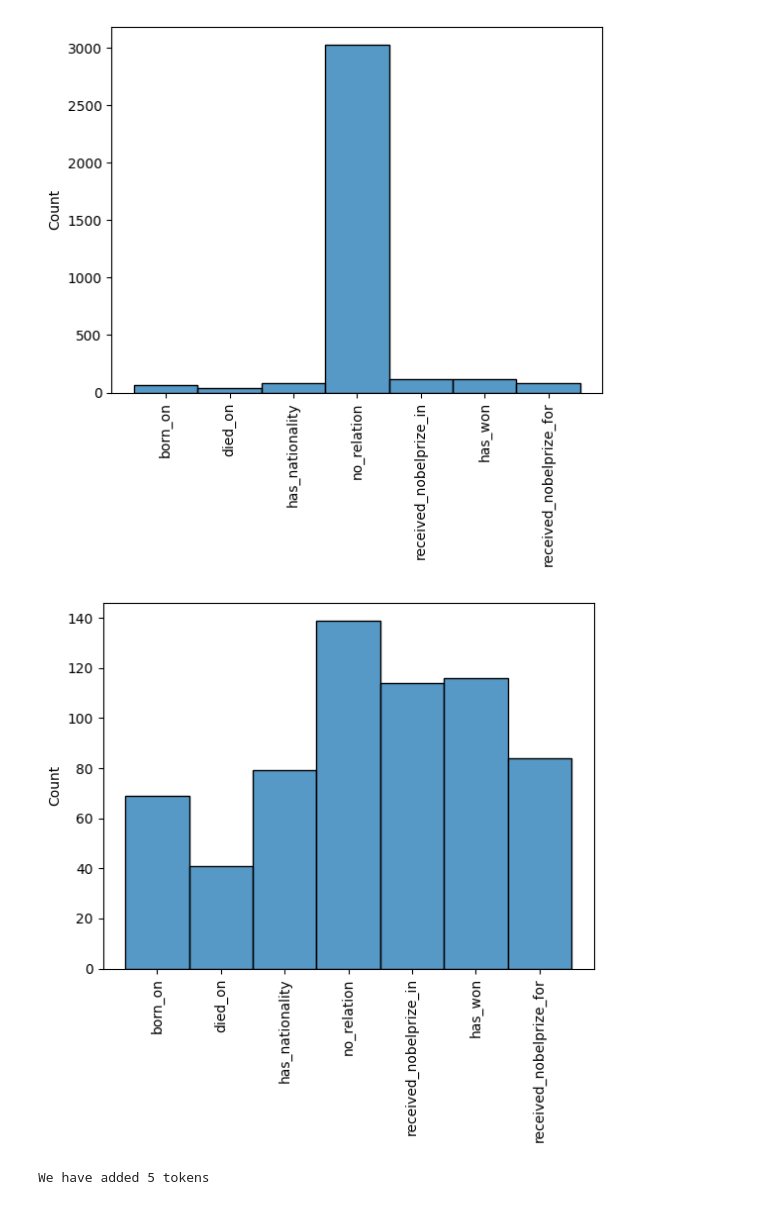
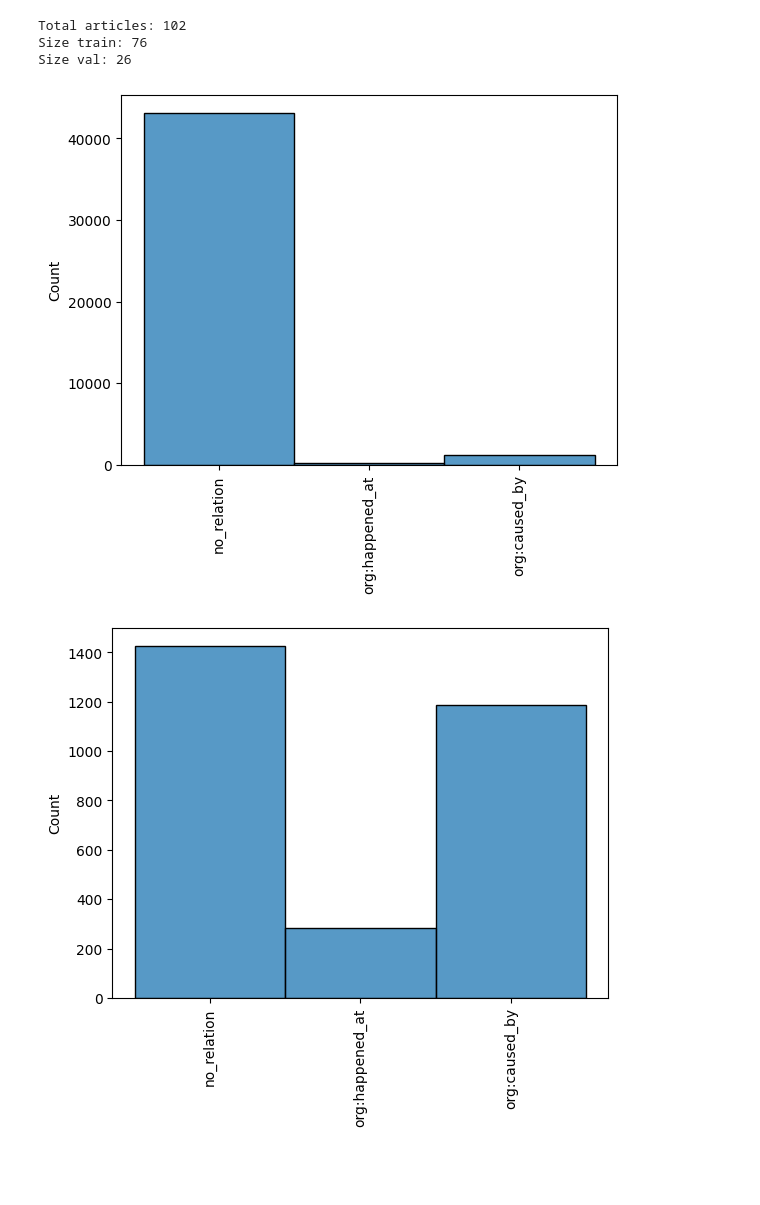
Before and after one commit to IvanDePivan/2AMM30-groep-2, a Jupyter notebook: Undersample_C2.ipynb, the cells around one changed output. Drawn from its saved outputs; the diff is of its cells as text; code cells hidden in the pictures; blank space fills up the shorter version.

```diff
--- a/Undersample_C2.ipynb
+++ b/Undersample_C2.ipynb
@@ -58,7 +58,7 @@ Drive already mounted at /content/drive; to attempt to forcibly remount, call dr
 if email == 'tamaraexterkate93@gmail.com':
   filename = "/content/drive/MyDrive/TUe/TM/Exports/export_component_1.json"
 elif email == 'n.v.diermen@student.tue.nl':
-  filename = "/content/drive/MyDrive/Text Mining/export_component_1.json"
+  filename = "/content/drive/MyDrive/Text Mining/train_data.json"
 # %%
 DATA = []
 
@@ -149,14 +149,11 @@ def get_distances(DATA):
 def train_test_split(data, val_size):
 
   print(f'Total articles: {len(data)}')
-  benchmark = [article for article in data if article['benchmark']]
-  data = [article for article in data if not article['benchmark']]
   train_end = int(len(data)*(1-val_size))
   train = data[0:train_end]
   val = data[train_end:len(data)]
 
   print(f'Size train: {len(train)}')
   print(f'Size val: {len(val)}')
-  print(f'Size test: {len(benchmark)}')
 
-  return train, val, benchmark
+  return train, val
@@ -180,3 +160,9 @@ Size test: 40
+# %%
+ train, val =  train_test_split(DATA, val_size=0.25)
+# %% [output]
+Total articles: 102
+Size train: 76
+Size val: 26
 # %%
 def insert_markers(text, pair):
 
@@ -291,65 +272,41 @@ def split_paragraphs(X_data, y_data):
 
   return np.array(X_result), np.array(y_result)
 # %%
-X_train, y_train = mark_data(train, NER_output=False)
-X_val, y_val = mark_data(val, NER_output=False)
-X_test, y_test = mark_data(test, NER_output=False)
+y_train = mark_data(train, NER_output=False)
+y_val = mark_data(val, NER_output=False)
 
-X_train, y_train = split_paragraphs(X_train, y_train)
-X_val, y_val = split_paragraphs(X_val, y_val)
-X_test, y_test = split_paragraphs(X_test, y_test)
+# X_train, y_train = split_paragraphs(X_train, y_train)
+# X_val, y_val = split_paragraphs(X_val, y_val)
+# X_test, y_test = split_paragraphs(X_test, y_test)
 
-# X_train_full, y_train_full = mark_data(train[1:], NER_output=False)
-# X_test_full, y_test_full = mark_data(test, NER_output=False)
-
-# print('Before pruning: \n train: ' + str(len(y_train_full)) + '\n test: '+ str(len(y_test_full)))
-# print('After pruning: \n train: ' + str(len(y_train)) + '\n test: '+ str(len(y_test)))
 
 sns.histplot(y_train)
 plt.xticks(rotation=90)
 plt.show()
 
-def desample(X,y,sample_factor = 1.8):
+def desample(y,sample_factor = 1.8):
   # get second highest category
   label_counts = Counter(y)
   relation_counts = label_counts.copy()
   relation_counts.pop('no_relation')
   n_samples = round(sample_factor * max(relation_counts.values())) # allow slight class imbalance for no_relation
 
   # if no_relation imbalanced, randomly downsample these relations
   if label_counts['no_relation'] - n_samples > 0:
     desample_mask = y != 'no_relation'
     ind_no_relation = np.where(y == 'no_relation')[0]
     include_no_relations = (np.random.choice(ind_no_relation,n_samples, replace = False))
     desample_mask[include_no_relations] = 1
   y = y[desample_mask]
-  X = X[desample_mask]
 
-  return X,y
+  return y
 
 # randomly undersample no_relation in train
-X_train, y_train = desample(X_train,y_train, sample_factor =1.2)
+y_train = desample(y_train, sample_factor =1.2)
 
 sns.histplot(y_train)
 plt.xticks(rotation=90)
 plt.show()
-
-id2label = {0: "no_relation", 1: "received_nobelprize_for", 2: "has_won", 3: "received_nobelprize_in", 4: "born_on", 5: "died_on", 6: "has_nationality"}
-label2id = {"no_relation": 0, "received_nobelprize_for": 1, "has_won": 2, "received_nobelprize_in": 3, "born_on": 4, "died_on": 5, "has_nationality": 6}
-
-y_train = [label2id[label] for label in y_train]
-y_val = [label2id[label] for label in y_val]
-y_test = [label2id[label] for label in y_test]
 # %% [output]
-[figure, old version]
+[figure, new version]
-[figure, old version]
+[figure, new version]
-# %%
-from transformers import AutoTokenizer
-
-tokenizer = AutoTokenizer.from_pretrained('distilbert-base-uncased')
-
-# add our labels as tokens to vocabulary
-num_added_toks = tokenizer.add_tokens(special_tokens)
-print('We have added', num_added_toks, 'tokens')
-# %% [output]
-We have added 5 tokens
```
Also changed, not shown: parts of 23 cells of this notebook.
